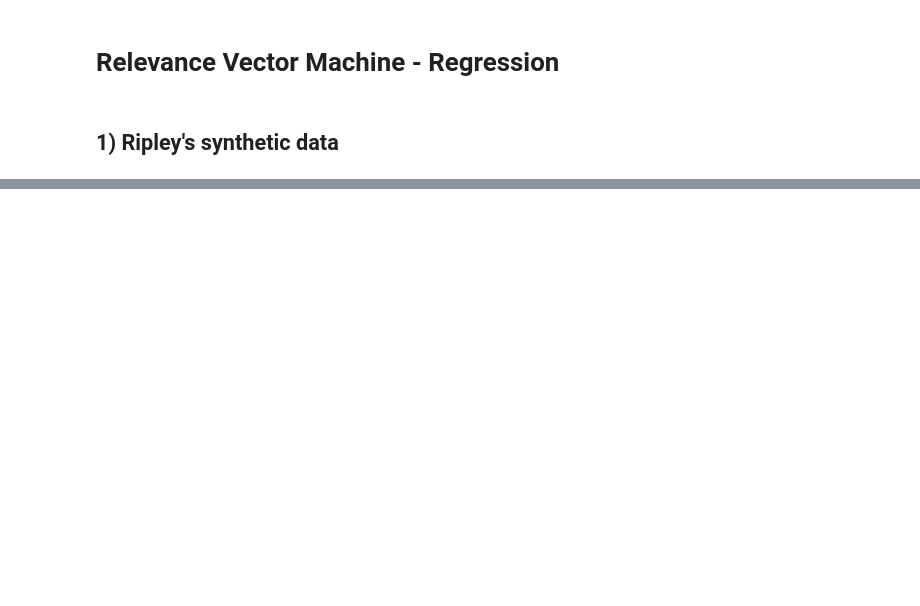
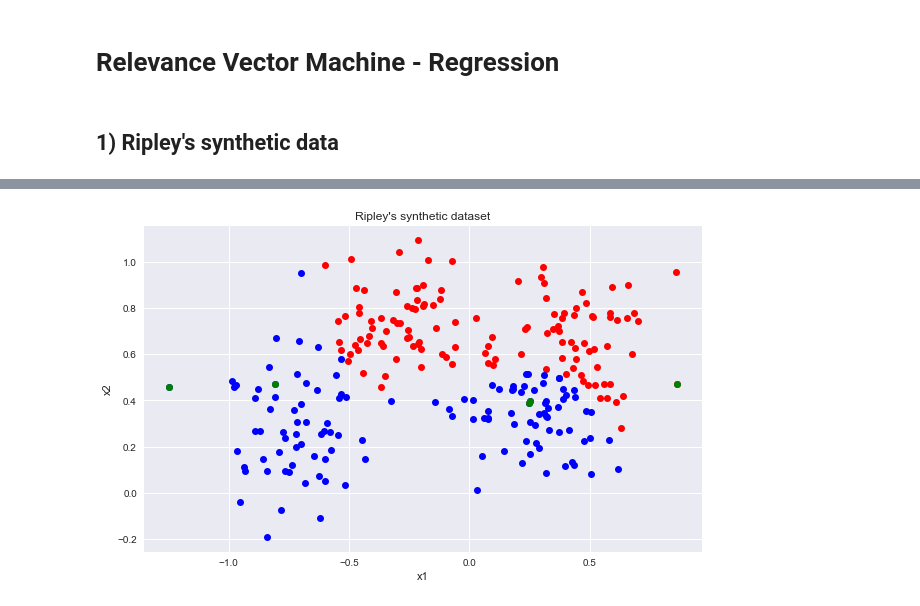
Before and after one commit to PPSantos/DD2434_proj, a Jupyter notebook: src/classification.ipynb, the cells around one changed output, grey strips where cells are left out. Saved outputs shown, nothing was run; the diff lists cells and outputs as text; code cells hidden in the pictures; blank space fills up the shorter version.

```diff
--- a/src/classification.ipynb
+++ b/src/classification.ipynb
@@ -44,0 +48,14 @@ TypeError: unsupported operand type(s) for *: 'float' and 'NoneType'
+# %%
+rvc = RVC(coef0=0.5)
+
+rvc.fit(X,T)
+
+relevance_vect = rvc.get_relevance_vectors()
+print(" nb rel : ", relevance_vect.shape)
+indexes_relev_vect = [i for i,x in enumerate(X) if x in relevance_vect]
+pred = rvc.predict_proba(X)
+#print(pred)
+
+'''rvc = RVC(verbose=True)
+rvc.fit(X,T)
+'''
@@ -44,0 +86,15 @@ TypeError: unsupported operand type(s) for *: 'float' and 'NoneType'
+# %%
+classA_pred = np.argwhere(pred > 0.5)
+classB_pred = np.argwhere(pred <= 0.5)
+
+fig = plt.figure(figsize=(10, 6))
+sns.set(style="darkgrid")
+plt.plot(X[classA_pred, 0], X[classA_pred, 1], 'ro')
+plt.plot(X[classB_pred, 0], X[classB_pred, 1], 'bo')
+plt.plot(relevance_vect[:,0], relevance_vect[:,1], 'go')
+plt.title('Ripley\'s synthetic dataset')
+plt.xlabel("x1")
+plt.ylabel("x2")
+plt.show()
+# %% [output]
+[figure, added]
```
Also changed, not shown: parts of 6 cells of this notebook, 2 other files.
